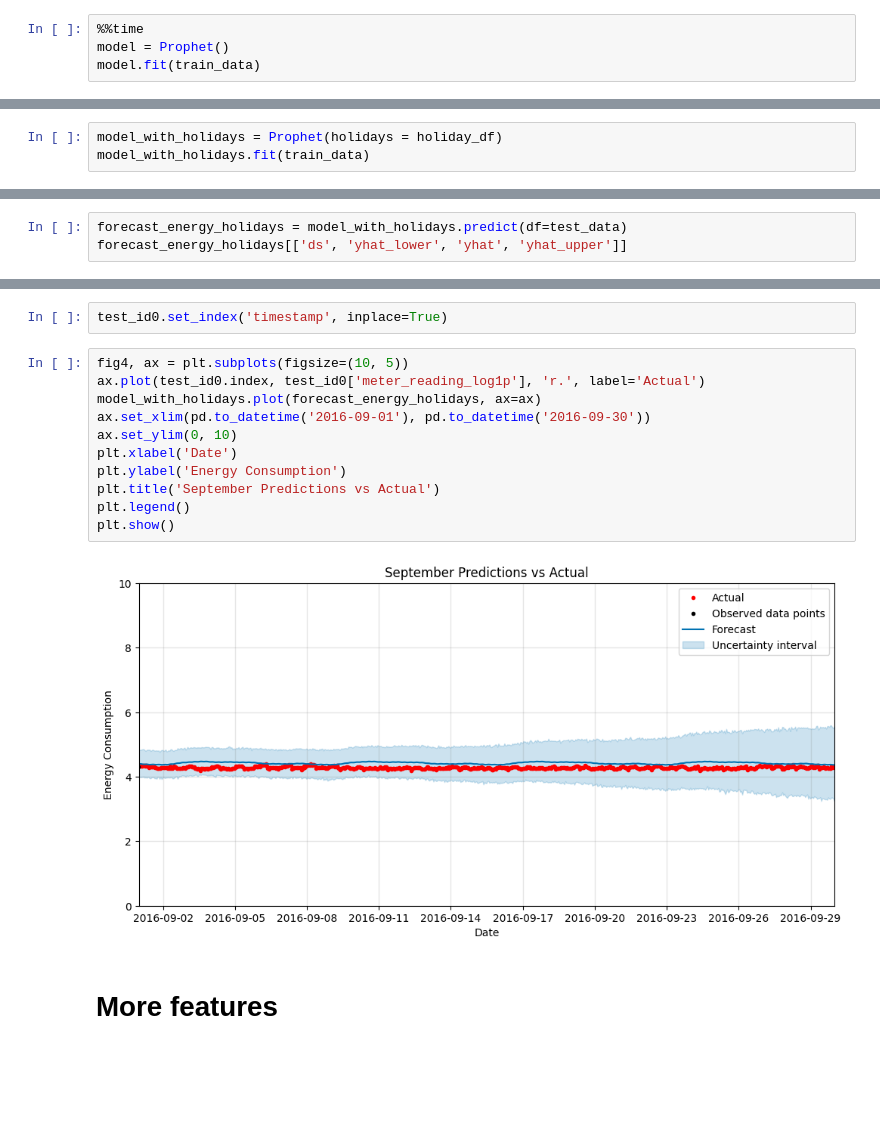
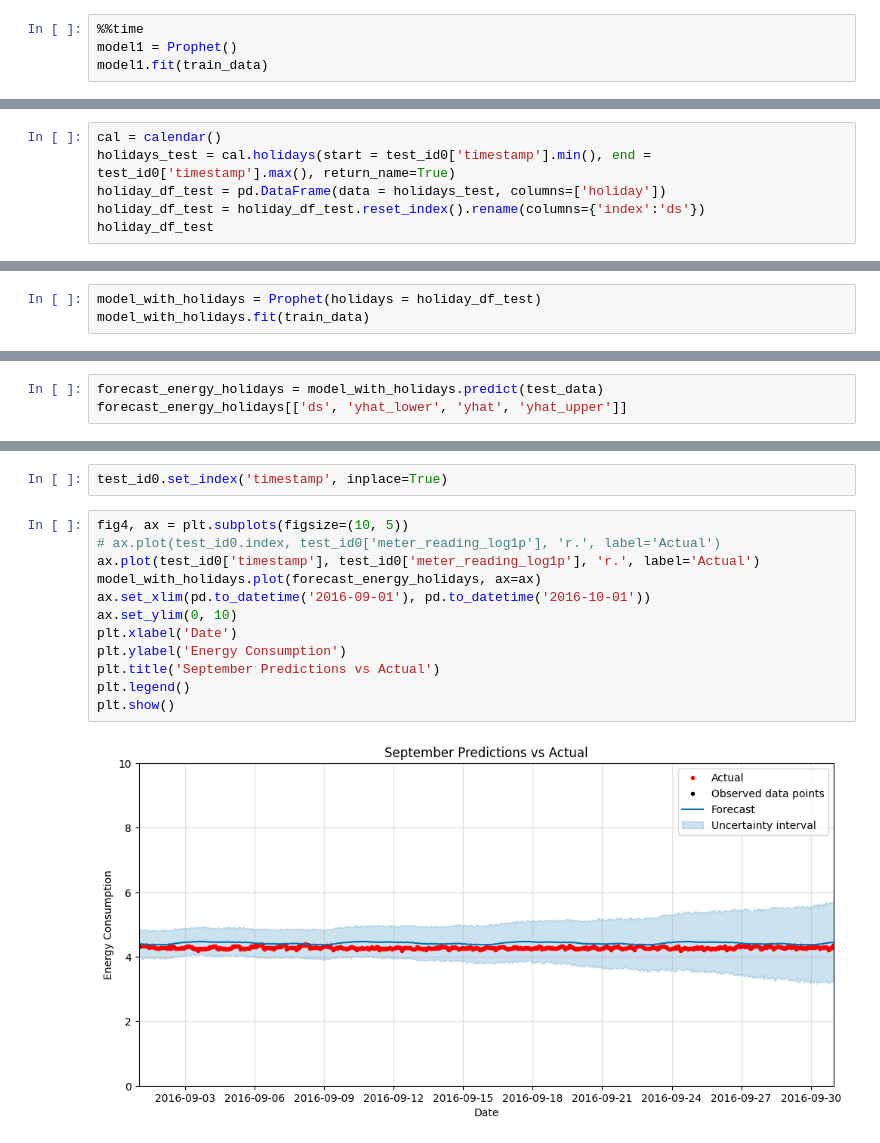
Before and after one commit to Shereen74/graduation_project, a Jupyter notebook: Predictions_ProphetModel.ipynb, the cells around one changed output, grey strips where cells are left out. Drawn from its saved outputs; the diff is of its cells as text; blank space fills up the shorter version.

```diff
--- a/Predictions_ProphetModel.ipynb
+++ b/Predictions_ProphetModel.ipynb
@@ -211,6 +218,6 @@ print(num_unique_timestamps2)
 # %%
 %%time
-model = Prophet()
-model.fit(train_data)
+model1 = Prophet()
+model1.fit(train_data)
 # %% [output]
 INFO:prophet:Disabling yearly seasonality. Run prophet with yearly_seasonality=True to override this.
@@ -320,3 +375,9 @@ holiday_df
 | 2 | 2016-02-15 | Washington’s Birthday |
 | 3 | 2016-05-30 | Memorial Day |
 | 4 | 2016-07-04 | Independence Day |
+# %%
+cal = calendar()
+holidays_test = cal.holidays(start = test_id0['timestamp'].min(), end = test_id0['timestamp'].max(), return_name=True)
+holiday_df_test = pd.DataFrame(data = holidays_test, columns=['holiday'])
+holiday_df_test = holiday_df_test.reset_index().rename(columns={'index':'ds'})
+holiday_df_test
@@ -323,5 +391,5 @@ holiday_df
 # %%
-model_with_holidays = Prophet(holidays = holiday_df)
+model_with_holidays = Prophet(holidays = holiday_df_test)
 model_with_holidays.fit(train_data)
 # %% [output]
 INFO:prophet:Disabling yearly seasonality. Run prophet with yearly_seasonality=True to override this.
@@ -338,4 +429,4 @@ INFO:cmdstanpy:Chain [1] done processing
 # %%
-forecast_energy_holidays = model_with_holidays.predict(df=test_data)
+forecast_energy_holidays = model_with_holidays.predict(test_data)
 forecast_energy_holidays[['ds', 'yhat_lower', 'yhat', 'yhat_upper']]
 # %% [output]
@@ -399,16 +494,15 @@ plt.show()
 test_id0.set_index('timestamp', inplace=True)
 # %%
 fig4, ax = plt.subplots(figsize=(10, 5))
-ax.plot(test_id0.index, test_id0['meter_reading_log1p'], 'r.', label='Actual')
+# ax.plot(test_id0.index, test_id0['meter_reading_log1p'], 'r.', label='Actual')
+ax.plot(test_id0['timestamp'], test_id0['meter_reading_log1p'], 'r.', label='Actual')
 model_with_holidays.plot(forecast_energy_holidays, ax=ax)
-ax.set_xlim(pd.to_datetime('2016-09-01'), pd.to_datetime('2016-09-30'))
+ax.set_xlim(pd.to_datetime('2016-09-01'), pd.to_datetime('2016-10-01'))
 ax.set_ylim(0, 10)
 plt.xlabel('Date')
 plt.ylabel('Energy Consumption')
 plt.title('September Predictions vs Actual')
 plt.legend()
 plt.show()
 # %% [output]
-[figure, old version]
+[figure, new version]
-# %% [markdown]
-# More features
```
Also changed, not shown: parts of 58 cells of this notebook.
